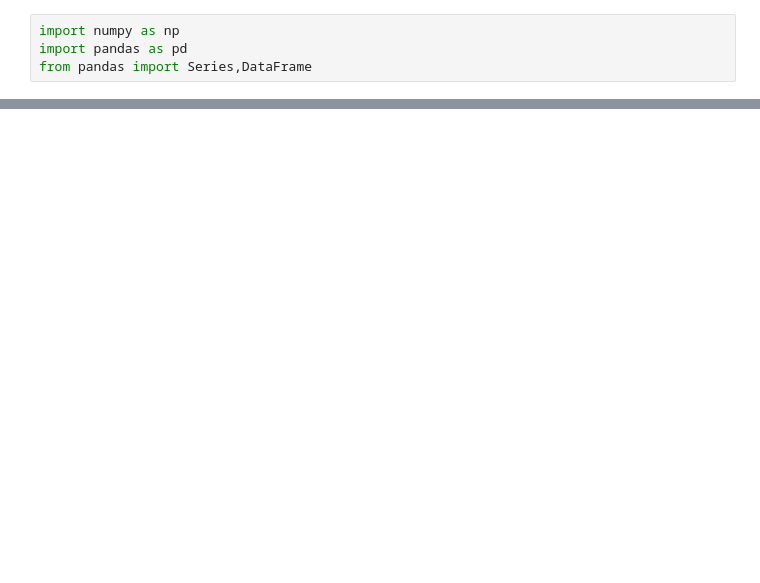
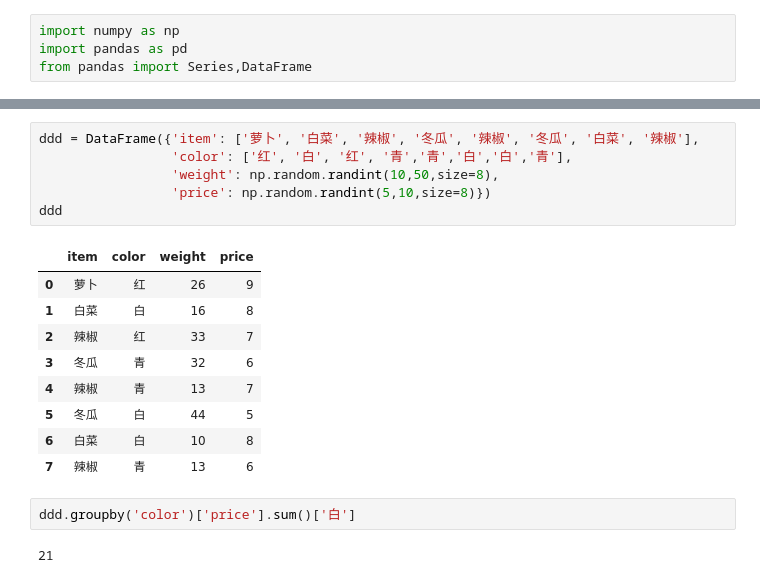
Before and after one commit to exialk2012/jupytercode, a Jupyter notebook: JupyterNotebook/PandasData.ipynb, the cells around one changed output, grey strips where cells are left out. Cells and saved outputs as stored; diff of their text form; blank space fills up the shorter version.

```diff
--- a/JupyterNotebook/PandasData.ipynb
+++ b/JupyterNotebook/PandasData.ipynb
@@ -27,0 +389,20 @@ dtype: bool
+# %%
+ddd = DataFrame({'item': ['萝卜', '白菜', '辣椒', '冬瓜', '辣椒', '冬瓜', '白菜', '辣椒'],
+                 'color': ['红', '白', '红', '青','青','白','白','青'],
+                 'weight': np.random.randint(10,50,size=8),
+                 'price': np.random.randint(5,10,size=8)})
+ddd
+# %% [output]
+|  | item | color | weight | price |
+| 0 | 萝卜 | 红 | 26 | 9 |
+| 1 | 白菜 | 白 | 16 | 8 |
+| 2 | 辣椒 | 红 | 33 | 7 |
+| 3 | 冬瓜 | 青 | 32 | 6 |
+| 4 | 辣椒 | 青 | 13 | 7 |
+| 5 | 冬瓜 | 白 | 44 | 5 |
+| 6 | 白菜 | 白 | 10 | 8 |
+| 7 | 辣椒 | 青 | 13 | 6 |
+# %%
+ddd.groupby('color')['price'].sum()['白']
+# %% [output]
+21
```
Also changed, not shown: parts of 43 cells of this notebook.
